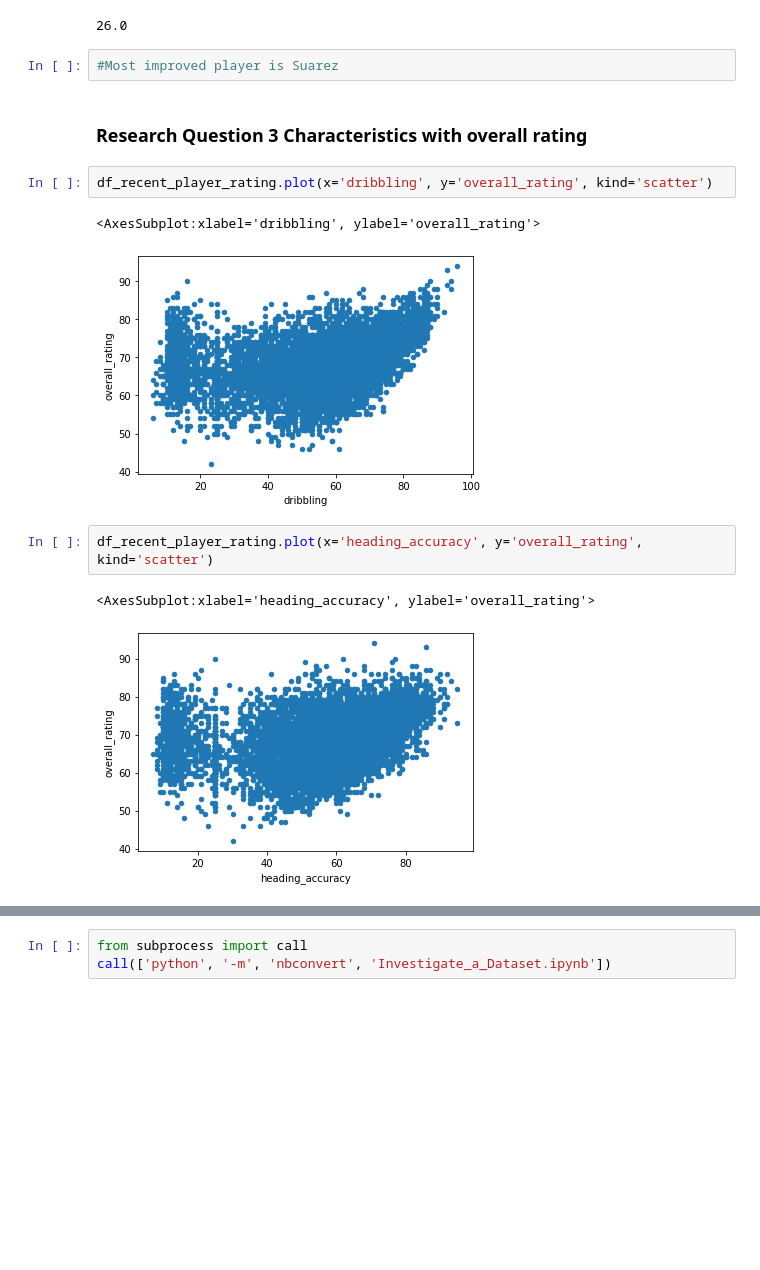
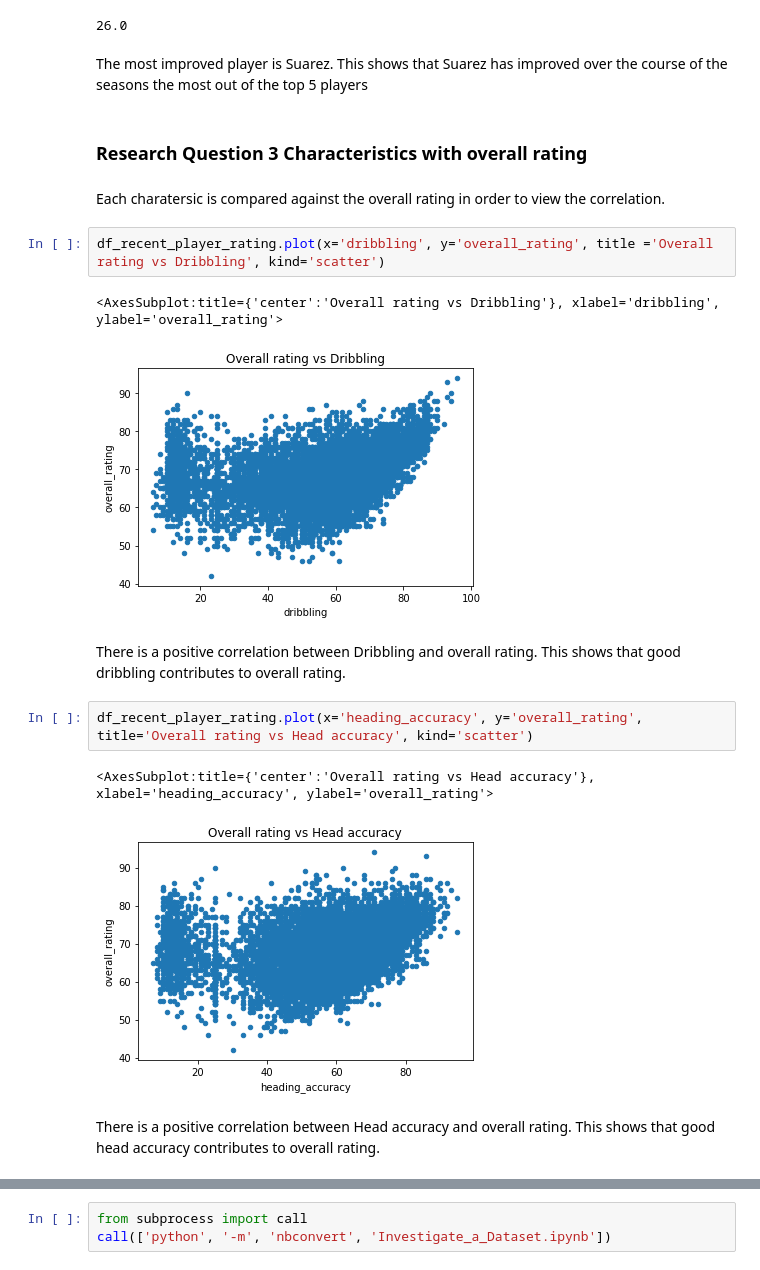
Before and after one commit to Nouh-Abukar/Investigate-a-Dataset, a Jupyter notebook: Investigate_a_Dataset.ipynb, the cells around one changed output, grey strips where cells are left out. Drawn from its saved outputs; the diff is of its cells as text; blank space fills up the shorter version.

```diff
--- a/Investigate_a_Dataset.ipynb
+++ b/Investigate_a_Dataset.ipynb
@@ -411,18 +442,24 @@ Name: overall_rating, dtype: float64
 Neuer_season_rating.max() - Neuer_season_rating.min()
 # %% [output]
 26.0
-# %%
-#Most improved player is Suarez
+# %% [markdown]
+The most improved player is Suarez. This shows that Suarez has improved over the course of the seasons the most out of the top 5 players
 # %% [markdown]
 ### Research Question 3  Characteristics with overall rating
+# %% [markdown]
+Each charatersic is compared against the overall rating in order to view the correlation.
 # %%
-df_recent_player_rating.plot(x='dribbling', y='overall_rating', kind='scatter')
+df_recent_player_rating.plot(x='dribbling', y='overall_rating', title ='Overall rating vs Dribbling', kind='scatter')
 # %% [output]
-<AxesSubplot:xlabel='dribbling', ylabel='overall_rating'>
+<AxesSubplot:title={'center':'Overall rating vs Dribbling'}, xlabel='dribbling', ylabel='overall_rating'>
-[figure, old version]
+[figure, new version]
+# %% [markdown]
+There is a positive correlation between Dribbling and overall rating. This shows that good dribbling contributes to overall rating.
 # %%
-df_recent_player_rating.plot(x='heading_accuracy', y='overall_rating', kind='scatter')
+df_recent_player_rating.plot(x='heading_accuracy', y='overall_rating', title='Overall rating vs Head accuracy', kind='scatter')
 # %% [output]
-<AxesSubplot:xlabel='heading_accuracy', ylabel='overall_rating'>
+<AxesSubplot:title={'center':'Overall rating vs Head accuracy'}, xlabel='heading_accuracy', ylabel='overall_rating'>
-[figure, old version]
+[figure, new version]
+# %% [markdown]
+There is a positive correlation between Head accuracy and overall rating. This shows that good head accuracy contributes to overall rating.
 # %%
```
Also changed, not shown: parts of 18 cells of this notebook.
